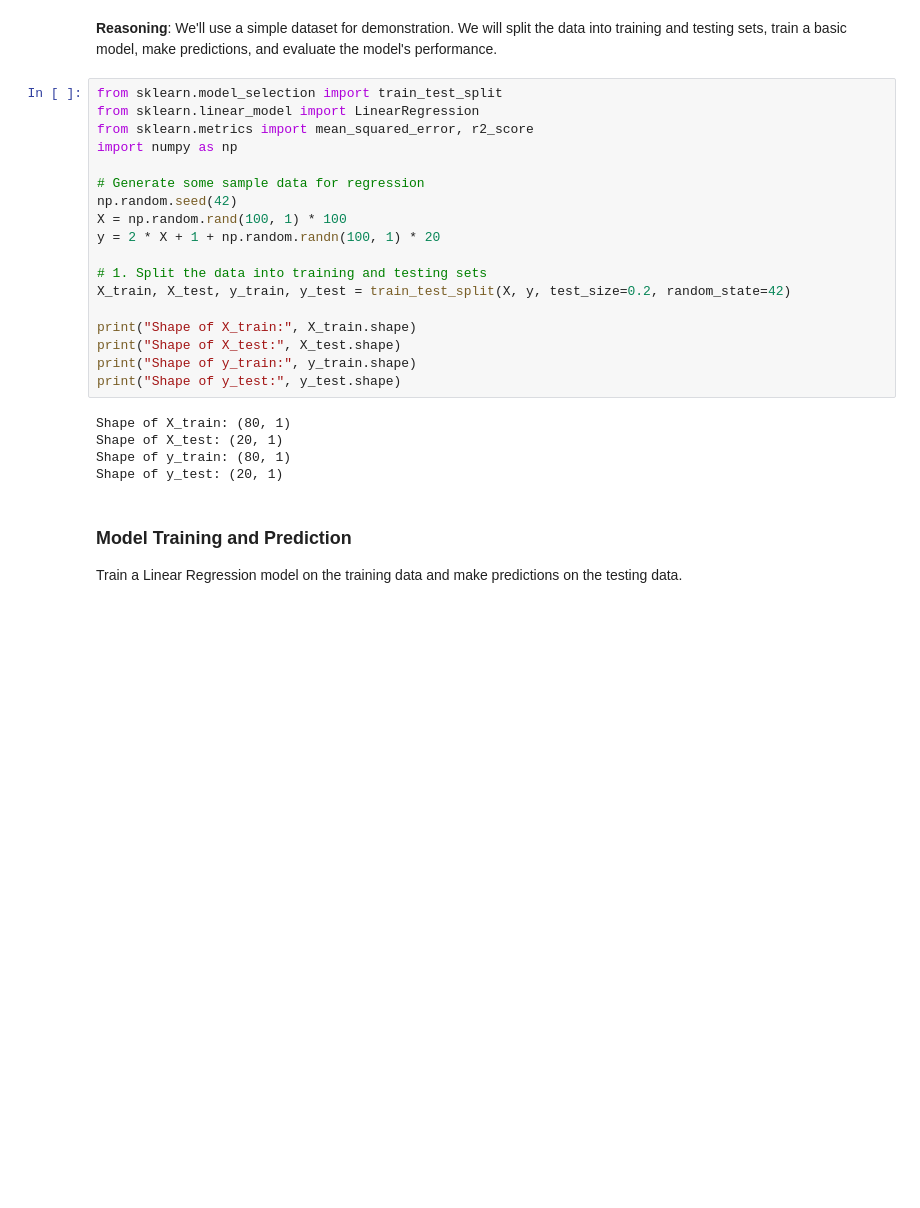
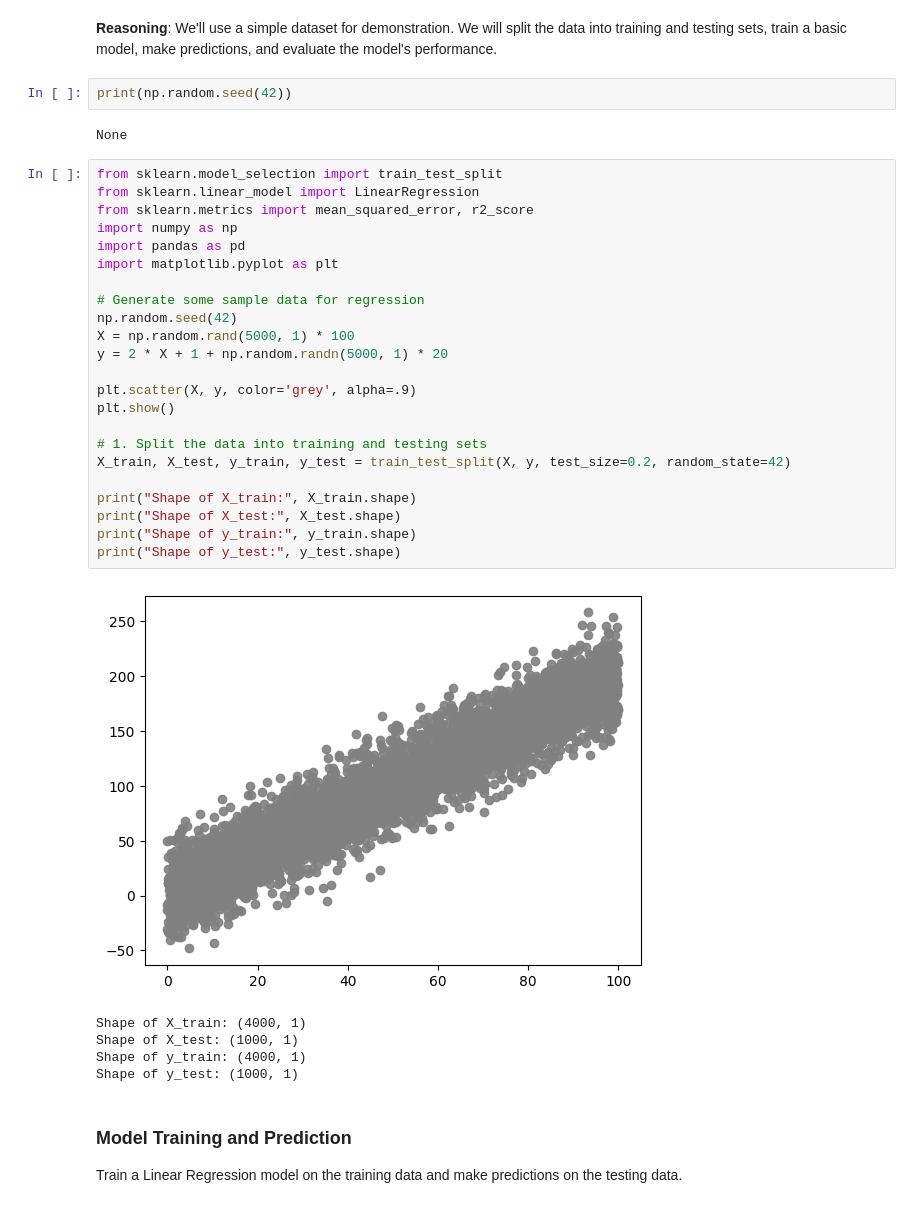
Before and after one commit to AI-Junction/Learn-ML, a Jupyter notebook: LearnPandasPart3.ipynb, the cells around one changed output. Cells and saved outputs as stored; diff of their text form; blank space fills up the shorter version.

```diff
--- a/LearnPandasPart3.ipynb
+++ b/LearnPandasPart3.ipynb
@@ -712,29 +830,39 @@ Learn how to use scikit-learn for basic machine learning tasks, including data s
 # %% [markdown]
 **Reasoning**:
 We'll use a simple dataset for demonstration. We will split the data into training and testing sets, train a basic model, make predictions, and evaluate the model's performance.
+# %%
+print(np.random.seed(42))
+# %% [output]
+None
 # %%
 from sklearn.model_selection import train_test_split
 from sklearn.linear_model import LinearRegression
 from sklearn.metrics import mean_squared_error, r2_score
 import numpy as np
+import pandas as pd
+import matplotlib.pyplot as plt
 
 # Generate some sample data for regression
 np.random.seed(42)
-X = np.random.rand(100, 1) * 100
-y = 2 * X + 1 + np.random.randn(100, 1) * 20
+X = np.random.rand(5000, 1) * 100
+y = 2 * X + 1 + np.random.randn(5000, 1) * 20
+
+plt.scatter(X, y, color='grey', alpha=.9)
+plt.show()
 
 # 1. Split the data into training and testing sets
 X_train, X_test, y_train, y_test = train_test_split(X, y, test_size=0.2, random_state=42)
 
 print("Shape of X_train:", X_train.shape)
 print("Shape of X_test:", X_test.shape)
 print("Shape of y_train:", y_train.shape)
 print("Shape of y_test:", y_test.shape)
 # %% [output]
+[figure, added]
-Shape of X_train: (80, 1)
-Shape of X_test: (20, 1)
-Shape of y_train: (80, 1)
-Shape of y_test: (20, 1)
+Shape of X_train: (4000, 1)
+Shape of X_test: (1000, 1)
+Shape of y_train: (4000, 1)
+Shape of y_test: (1000, 1)
 # %% [markdown]
 ### Model Training and Prediction
 
```
Also changed, not shown: parts of 11 cells of this notebook.
